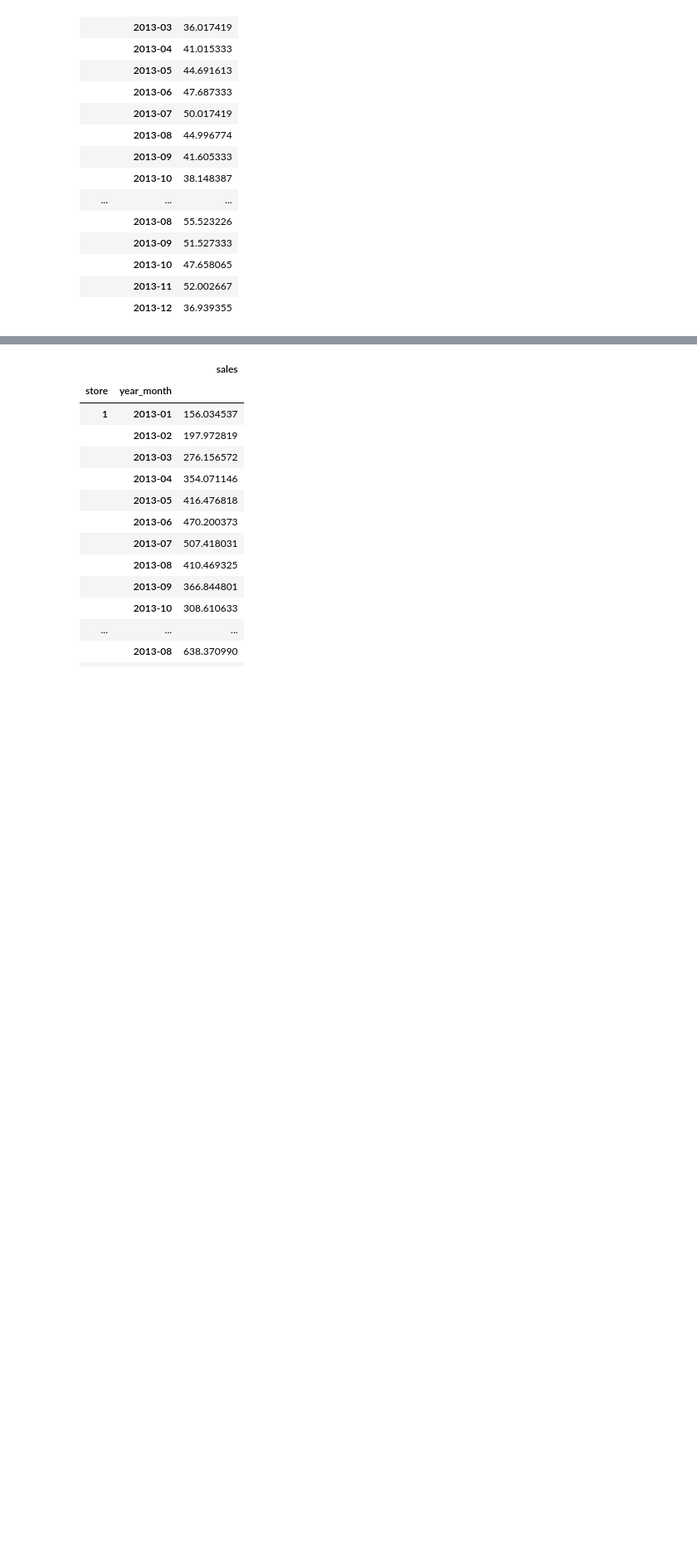
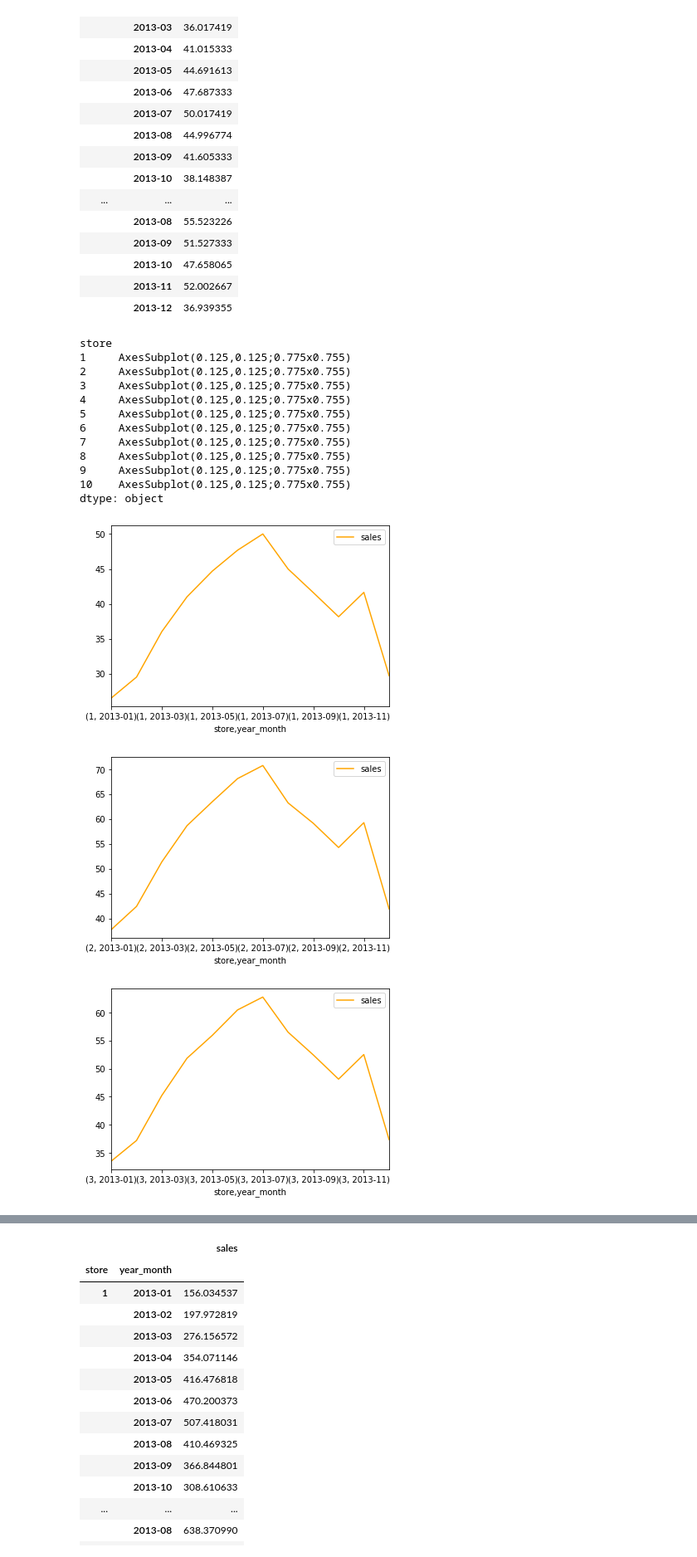
Before and after one commit to lesliechiri/jupyter-forecasting, a Jupyter notebook: Forecasting.ipynb, the cells around one changed output, grey strips where cells are left out. Shown at 83% size. Drawn from its saved outputs; the diff is of its cells as text; code cells hidden in the pictures; blank space fills up the shorter version.

```diff
--- a/Forecasting.ipynb
+++ b/Forecasting.ipynb
@@ -468,3 +371,21 @@ grouped4
 |  | 2013-10 | 47.658065 |
 |  | 2013-11 | 52.002667 |
 |  | 2013-12 | 36.939355 |
+# %%
+grouped4.groupby('store').plot(kind = "line",color = 'orange')
+# %% [output]
+store
+1     AxesSubplot(0.125,0.125;0.775x0.755)
+2     AxesSubplot(0.125,0.125;0.775x0.755)
+3     AxesSubplot(0.125,0.125;0.775x0.755)
+4     AxesSubplot(0.125,0.125;0.775x0.755)
+5     AxesSubplot(0.125,0.125;0.775x0.755)
+6     AxesSubplot(0.125,0.125;0.775x0.755)
+7     AxesSubplot(0.125,0.125;0.775x0.755)
+8     AxesSubplot(0.125,0.125;0.775x0.755)
+9     AxesSubplot(0.125,0.125;0.775x0.755)
+10    AxesSubplot(0.125,0.125;0.775x0.755)
+dtype: object
+[figure, added]
+[figure, added]
+[figure, added]
```
Also changed, not shown: parts of 9 cells of this notebook.
